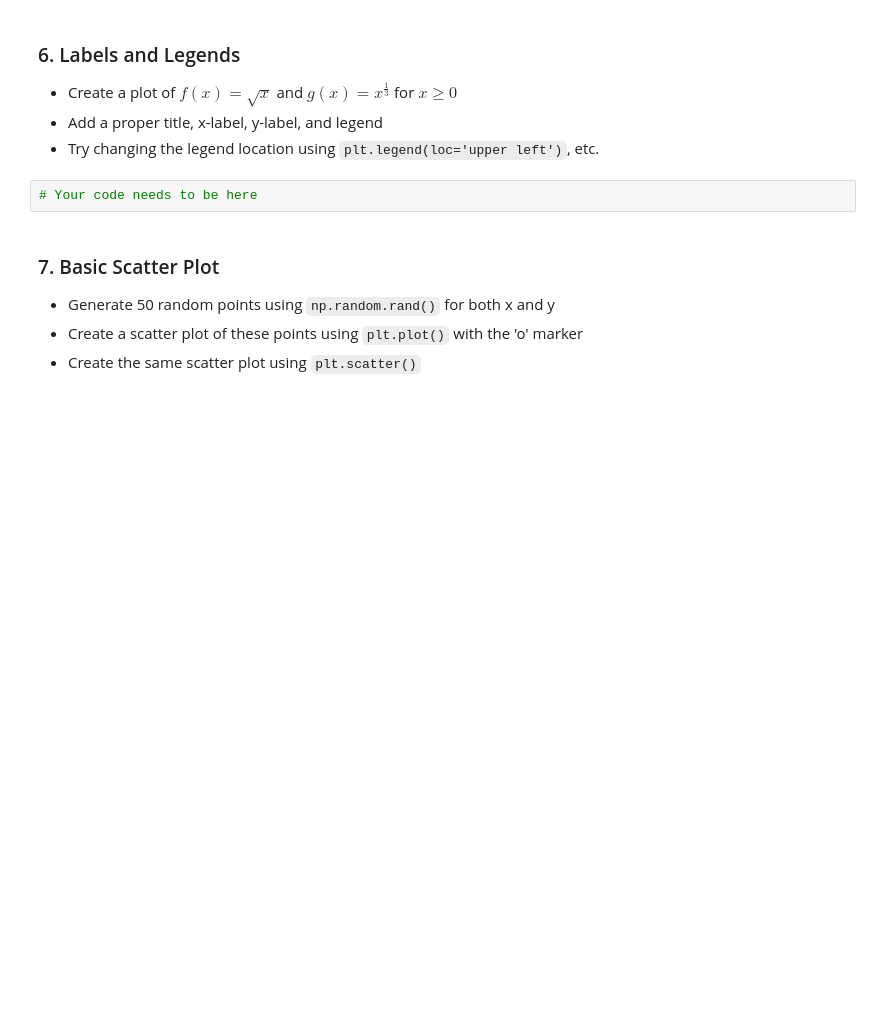
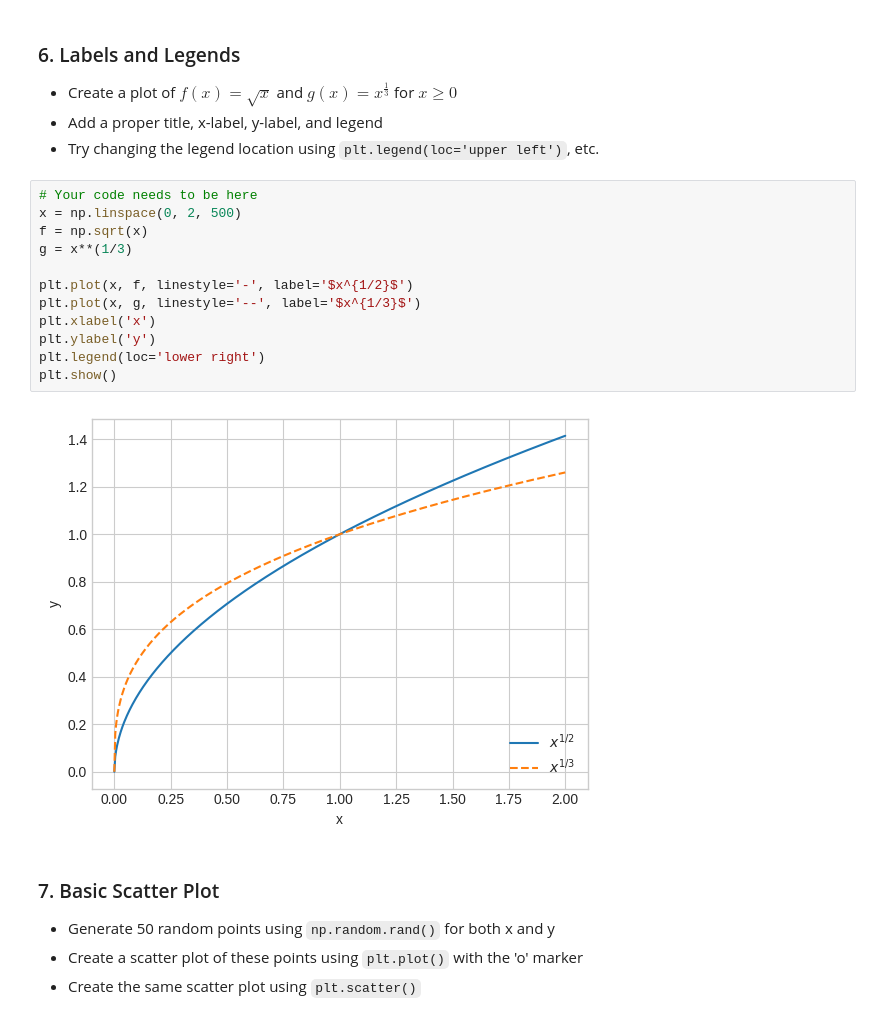
Before and after one commit to eking03/Data110-Fall2025, a Jupyter notebook: Week3_Assignment_fall25.ipynb, the cells around one changed output. Drawn from its saved outputs; the diff is of its cells as text; blank space fills up the shorter version.

```diff
--- a/Week3_Assignment_fall25.ipynb
+++ b/Week3_Assignment_fall25.ipynb
@@ -392,8 +443,20 @@ plt.show()
 - Create a plot of $f(x) = \sqrt{x}$ and $g(x) = x^{\frac{1}{3}}$ for $x \geq 0$
 - Add a proper title, x-label, y-label, and legend
 - Try changing the legend location using `plt.legend(loc='upper left')`, etc.
-# %%
-# Your code needs to be here
+# %%
+# Your code needs to be here
+x = np.linspace(0, 2, 500)
+f = np.sqrt(x)
+g = x**(1/3)
+
+plt.plot(x, f, linestyle='-', label='$x^{1/2}$')
+plt.plot(x, g, linestyle='--', label='$x^{1/3}$')
+plt.xlabel('x')
+plt.ylabel('y')
+plt.legend(loc='lower right')
+plt.show()
+# %% [output]
+[figure, added]
 # %% [markdown]
 ### 7. Basic Scatter Plot
 
```
Also changed, not shown: parts of 17 cells of this notebook.
